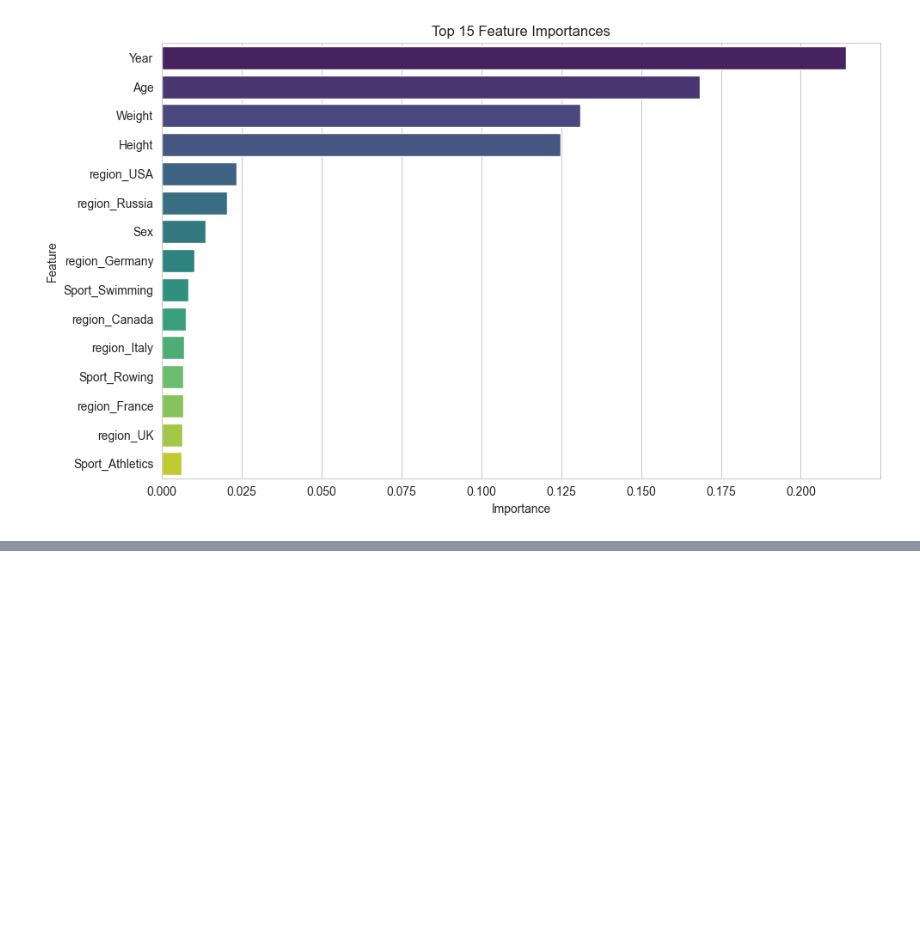
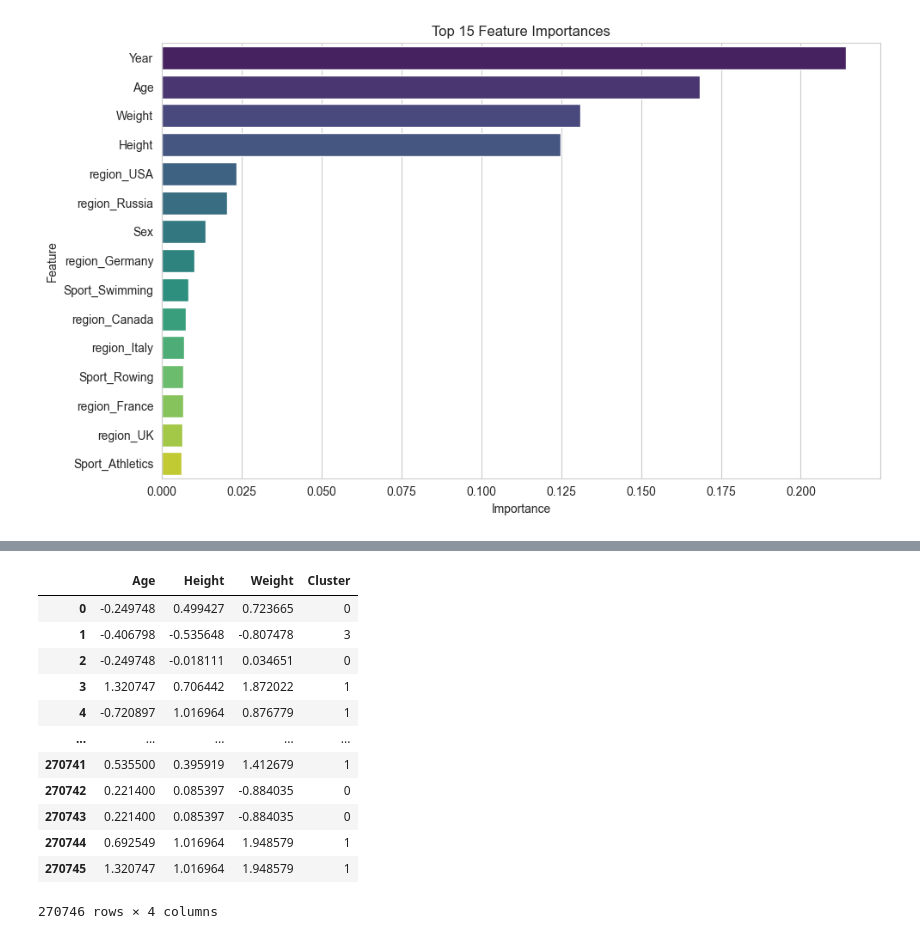
Before and after one commit to kunjagarwal-dev/olympics-data-analysis, a Jupyter notebook: notebooks/olympics_analysis.ipynb, the cells around one changed output, grey strips where cells are left out. Cells and saved outputs as stored; diff of their text form; code cells hidden in the pictures; blank space fills up the shorter version.

```diff
--- a/notebooks/olympics_analysis.ipynb
+++ b/notebooks/olympics_analysis.ipynb
@@ -734,0 +774,16 @@ pickle.dump(model, open('../models/medal_model.pkl', 'wb'))
+# %%
+scaled_df
+# %% [output]
+|  | Age | Height | Weight | Cluster |
+| 0 | -0.249748 | 0.499427 | 0.723665 | 0 |
+| 1 | -0.406798 | -0.535648 | -0.807478 | 3 |
+| 2 | -0.249748 | -0.018111 | 0.034651 | 0 |
+| 3 | 1.320747 | 0.706442 | 1.872022 | 1 |
+| 4 | -0.720897 | 1.016964 | 0.876779 | 1 |
+| ... | ... | ... | ... | ... |
+| 270741 | 0.535500 | 0.395919 | 1.412679 | 1 |
+| 270742 | 0.221400 | 0.085397 | -0.884035 | 0 |
+| 270743 | 0.221400 | 0.085397 | -0.884035 | 0 |
+| 270744 | 0.692549 | 1.016964 | 1.948579 | 1 |
+| 270745 | 1.320747 | 1.016964 | 1.948579 | 1 |
+270746 rows × 4 columns
```
Also changed, not shown: parts of 13 cells of this notebook, 1 other file.
